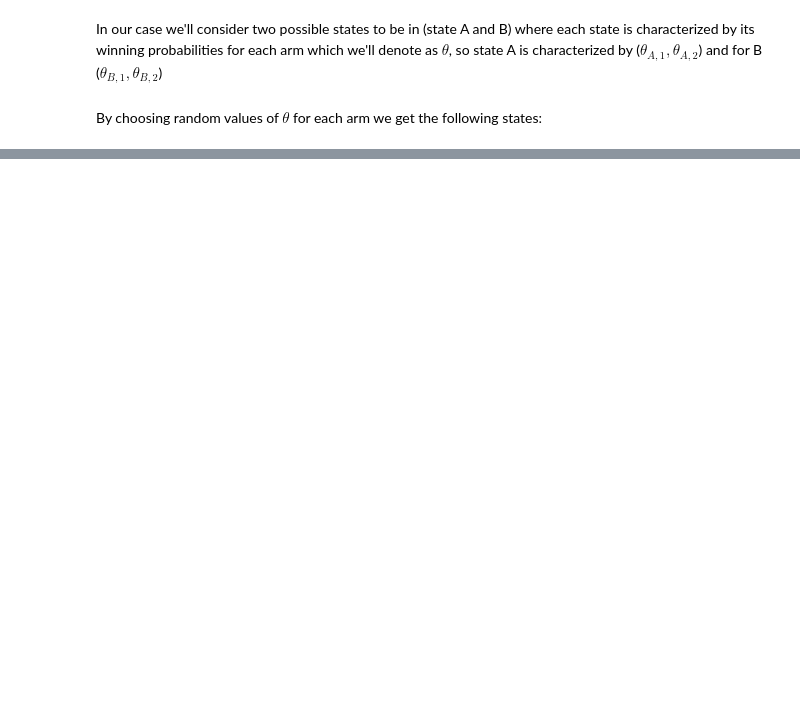
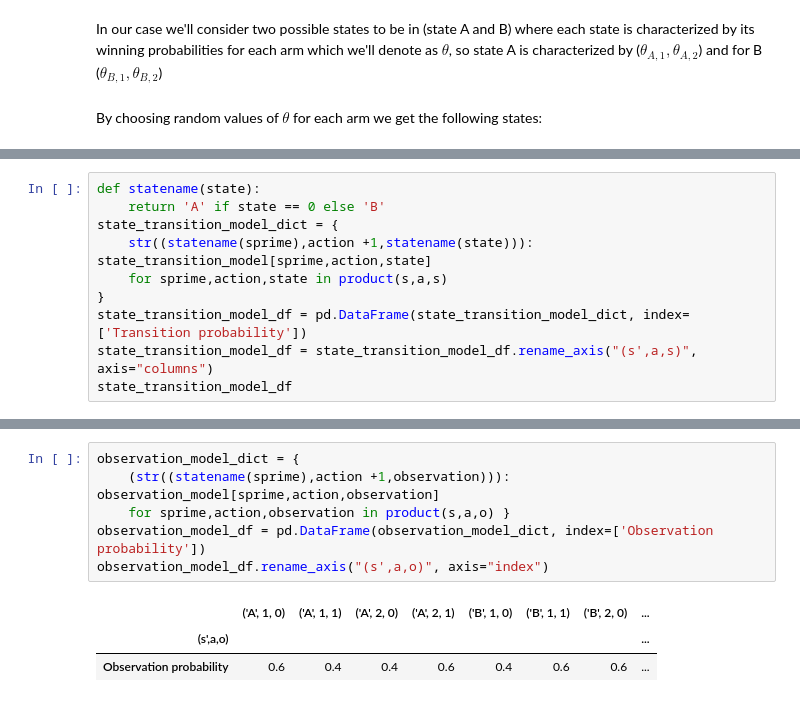
Before and after one commit to malikbf5/FSC-optimization, a Jupyter notebook: Bernoulli Bandits/General Bernoulli Bandits.ipynb, the cells around one changed output, grey strips where cells are left out. Saved outputs shown, nothing was run; the diff lists cells and outputs as text; blank space fills up the shorter version.

```diff
--- a/Bernoulli Bandits/General Bernoulli Bandits.ipynb
+++ b/Bernoulli Bandits/General Bernoulli Bandits.ipynb
@@ -72,0 +115,10 @@ plt.show()
+# %%
+def statename(state):
+    return 'A' if state == 0 else 'B'
+state_transition_model_dict = {
+    str((statename(sprime),action +1,statename(state))): state_transition_model[sprime,action,state]
+    for sprime,action,state in product(s,a,s)
+}
+state_transition_model_df = pd.DataFrame(state_transition_model_dict, index=['Transition probability'])
+state_transition_model_df = state_transition_model_df.rename_axis("(s',a,s)", axis="columns")
+state_transition_model_df
@@ -72,0 +136,10 @@ plt.show()
+# %%
+observation_model_dict = {
+    (str((statename(sprime),action +1,observation))): observation_model[sprime,action,observation]
+    for sprime,action,observation in product(s,a,o) }
+observation_model_df = pd.DataFrame(observation_model_dict, index=['Observation probability'])
+observation_model_df.rename_axis("(s',a,o)", axis="index")
+# %% [output]
+|  | ('A', 1, 0) | ('A', 1, 1) | ('A', 2, 0) | ('A', 2, 1) | ('B', 1, 0) | ('B', 1, 1) | ('B', 2, 0) | ... |
+| (s',a,o) |  |  |  |  |  |  |  | ... |
+| Observation probability | 0.6 | 0.4 | 0.4 | 0.6 | 0.4 | 0.6 | 0.6 | ... |
```
Also changed, not shown: parts of 12 cells of this notebook, 1 other file.
